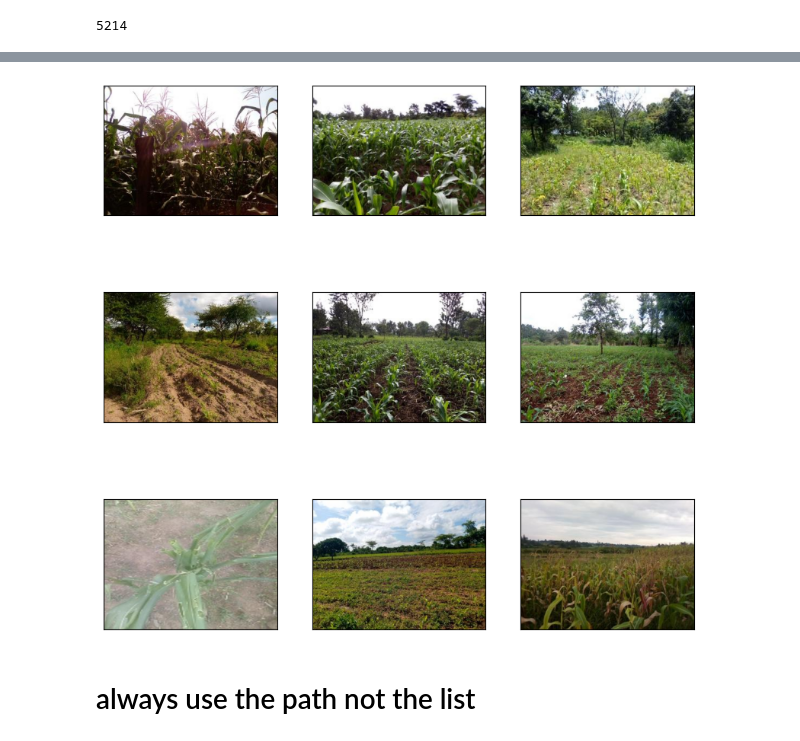
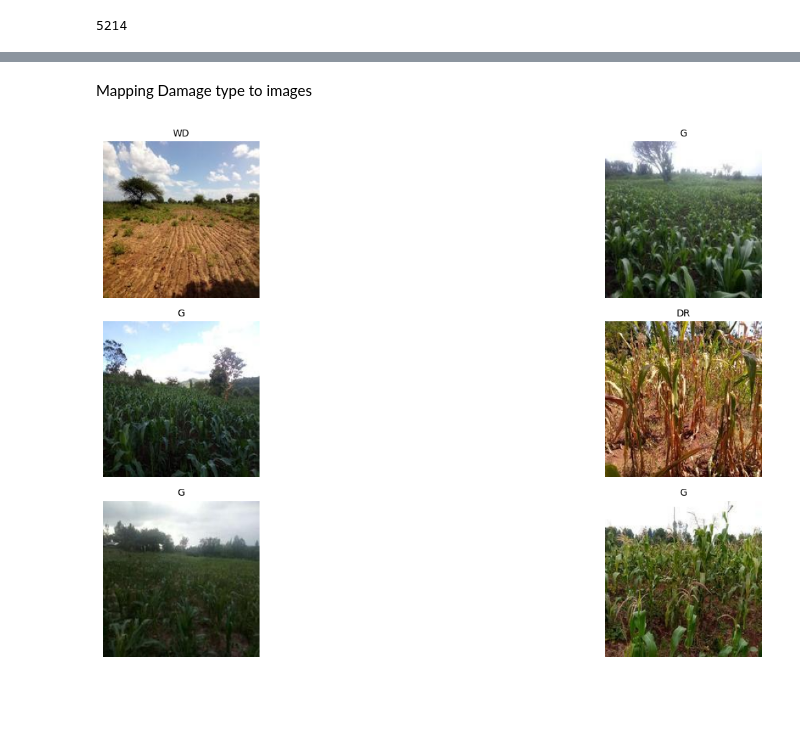
Before and after one commit to 02sagoe/Crop_Damage_Classification_Challenge_Team_EggHead, a Jupyter notebook: Work.ipynb, the cells around one changed output, grey strips where cells are left out. Cells and saved outputs as stored; diff of their text form; code cells hidden in the pictures; blank space fills up the shorter version.

```diff
--- a/Work.ipynb
+++ b/Work.ipynb
@@ -75,6 +131,6 @@ for img_path in image_files:
 # %%
 # Target Size
-size = (320, 240)
+size = (200, 200)
 # %%
 for img_path in tqdm(image_files, desc = "Resizing images"):
     try:
@@ -173,19 +181,31 @@ len(train_list)
-# %%
-import matplotlib.pyplot as plt
-import matplotlib.image as mpimg
-
-# Display the first 9 images from the training set
-plt.figure(figsize = (10, 10))
-for i in range(9):
-    img_path = os.path.join(image_dir, X_train[i])
-    img = mpimg.imread(img_path)
-    plt.subplot(330 + 1 + i)
-    plt.xticks([])
-    plt.yticks([])
-    plt.grid(False)
-    plt.imshow(img)
-plt.show()
-# %% [output]
-[figure, removed]
-# %% [markdown]
-# always use the path not the list
+# %% [markdown]
+Mapping Damage type to images
+# %%
+filename_col = "filename"
+damage_col = "damage"
+# %%
+def preview_images(start_index, n = 6):
+    rows = train.iloc[start_index:start_index+int(n)]
+
+    fig, axes = plt.subplots(3, 2, figsize = (20, 8))
+    axes = axes.flatten()
+
+    for ax, (_, row) in zip(axes, rows.iterrows()):
+        fname = str(row[filename_col]).lower()
+        img_path = os.path.join(image_dir, fname)
+
+        if os.path.exists(img_path):
+            img = mpimg.imread(img_path)
+            ax.imshow(img)
+            ax.axis("off")
+            ax.set_title(f"{row[damage_col]}", fontsize = 10, color = "black")
+        else:
+            ax.axis("off")
+            ax.set_title("⚠️ Not Found", fontsize = 10, color="gray")
+
+    plt.tight_layout()
+    plt.show()
+# %%
+preview_images(0, n = 6)
+# %% [output]
+[figure, added]
```
Also changed, not shown: parts of 15 cells of this notebook.
